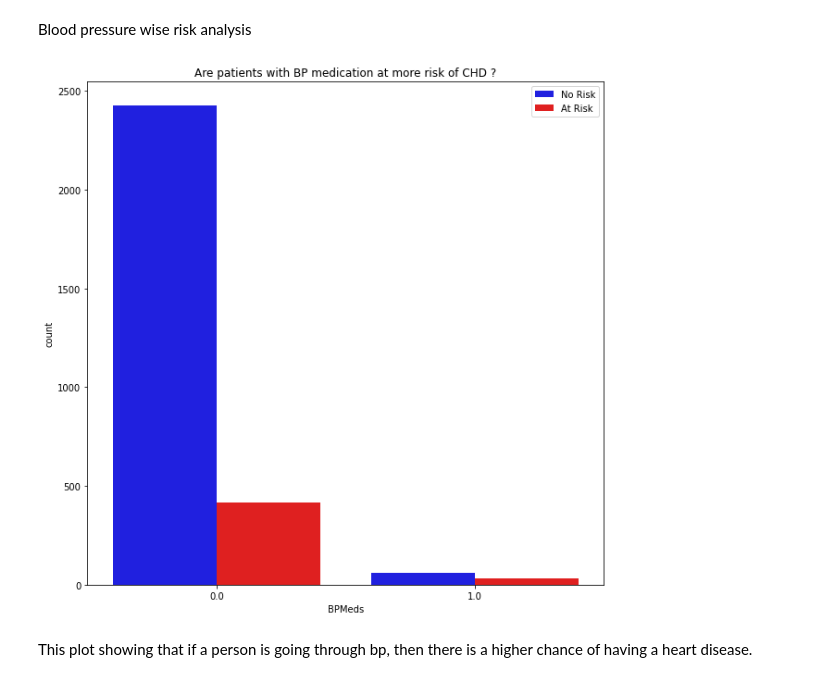
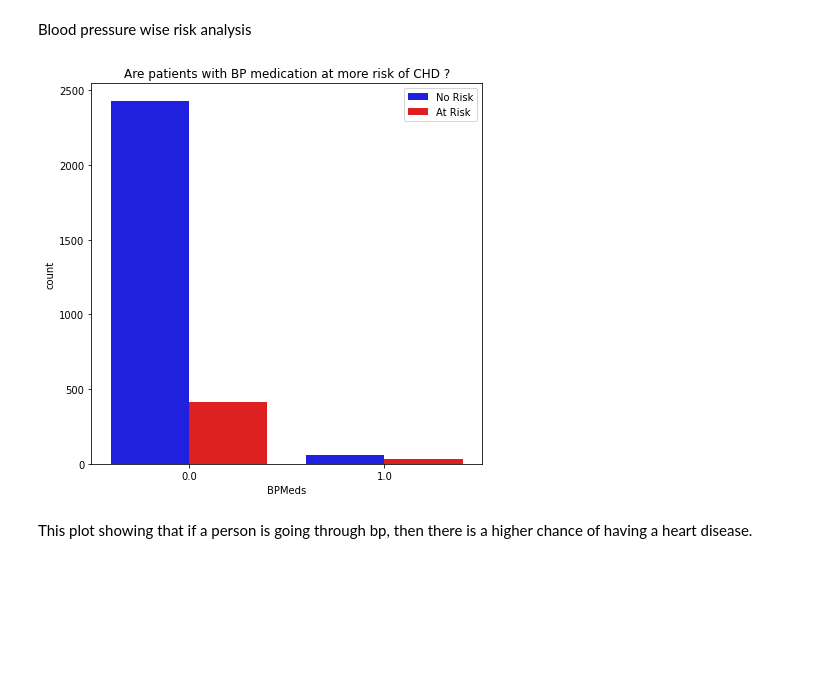
Before and after one commit to jogapritam/Cardiovascular-Risk-Prediction, a Jupyter notebook: Cardiovascular_Risk_Prediction_Jogapritam_Sahu.ipynb, the cells around one changed output. Cells and saved outputs as stored; diff of their text form; code cells hidden in the pictures; blank space fills up the shorter version.

```diff
--- a/Cardiovascular_Risk_Prediction_Jogapritam_Sahu.ipynb
+++ b/Cardiovascular_Risk_Prediction_Jogapritam_Sahu.ipynb
@@ -251,12 +254,12 @@ From this plot we can say that there is a chance of having heart disease of a pe
 Blood pressure wise risk analysis
 # %%
 my_palette = {0 : 'blue' , 1 : 'red'}
-plt.figure(figsize = (10,10))
+plt.figure(figsize = (7,7))
 sns.countplot(x = df['BPMeds'], hue = df['TenYearCHD'], palette = my_palette)
 plt.title("Are patients with BP medication at more risk of CHD ?")
 plt.legend(['No Risk','At Risk'])
 plt.show()
 # %% [output]
-[figure, old version]
+[figure, new version]
 # %% [markdown]
 This plot showing that if a person is going through bp, then there is a higher chance of having a heart disease.
```
Also changed, not shown: parts of 13 cells of this notebook.
